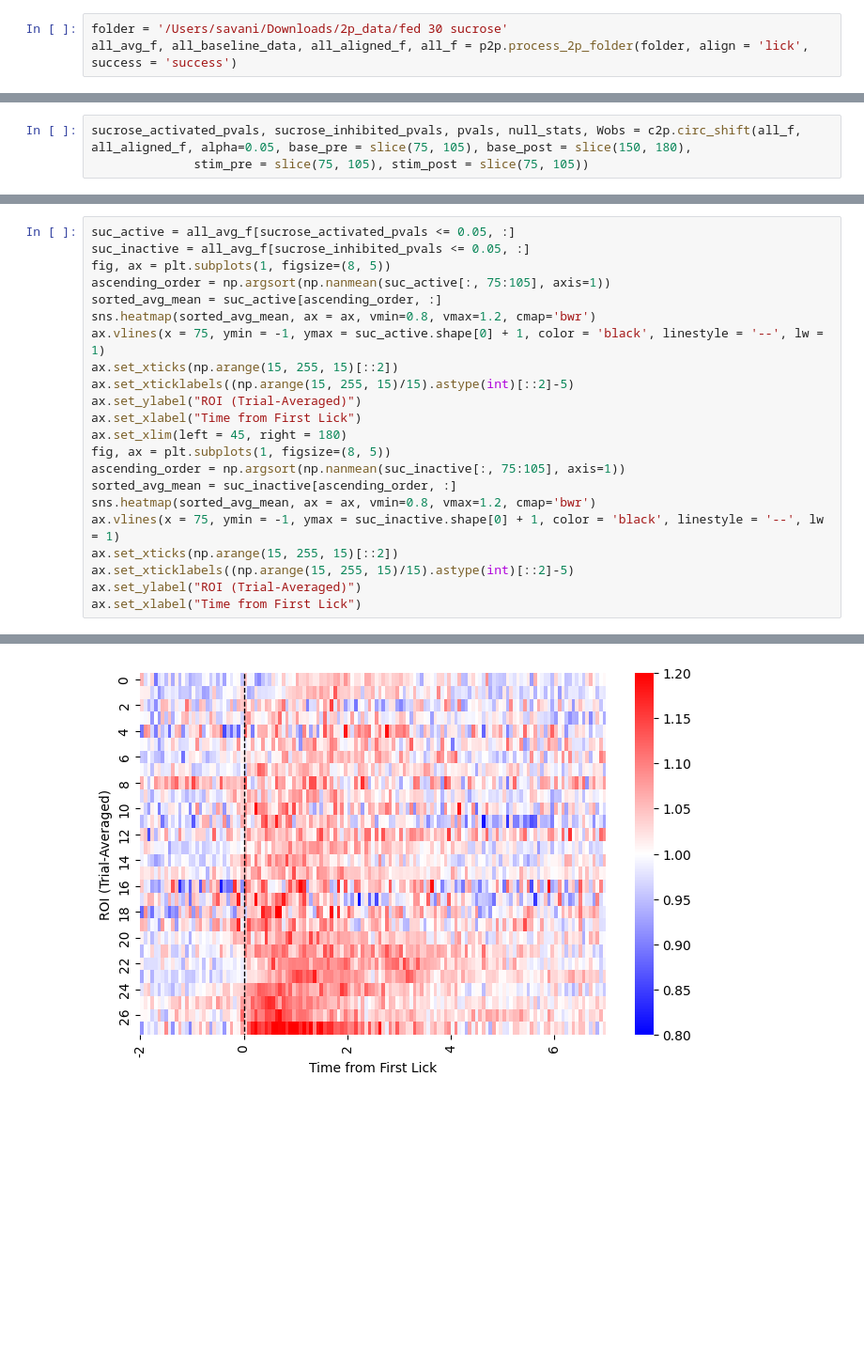
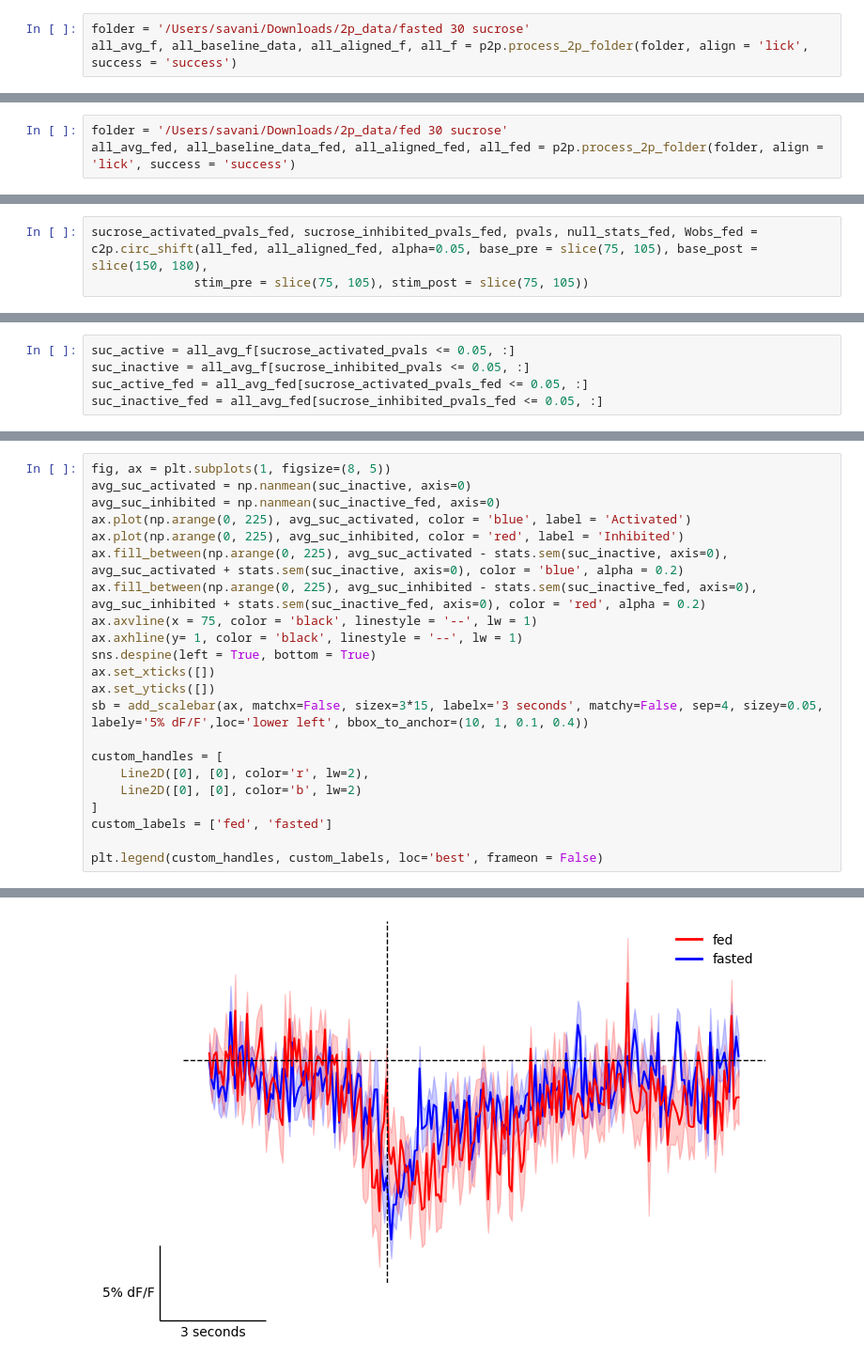
Before and after one commit to RohanSavani/PVN_GLP1R_2P, a Jupyter notebook: src/notebooks/untrackedstate.ipynb, the cells around one changed output, grey strips where cells are left out. Shown: that part at 94% size. Drawn from its saved outputs; the diff is of its cells as text; blank space fills up the shorter version.

```diff
--- a/src/notebooks/untrackedstate.ipynb
+++ b/src/notebooks/untrackedstate.ipynb
@@ -29,7 +33,7 @@ cue_frame = 105
 trials = 30
 cmap= "coolwarm"
 # %%
-folder = '/Users/savani/Downloads/2p_data/fed 30 sucrose'
+folder = '/Users/savani/Downloads/2p_data/fasted 30 sucrose'
 all_avg_f, all_baseline_data, all_aligned_f, all_f = p2p.process_2p_folder(folder, align = 'lick', success = 'success')
 # %%
 fig, ax = plt.subplots(1, figsize=(8, 5))
@@ -47,0 +71,3 @@ ax.set_xlim(left = 45, right = 180)
+# %%
+folder = '/Users/savani/Downloads/2p_data/fed 30 sucrose'
+all_avg_fed, all_baseline_data_fed, all_aligned_fed, all_fed = p2p.process_2p_folder(folder, align = 'lick', success = 'success')
@@ -63,4 +113,4 @@ Number of inhibited ROIs: 8
 # %%
-sucrose_activated_pvals, sucrose_inhibited_pvals, pvals, null_stats, Wobs = c2p.circ_shift(all_f, all_aligned_f, alpha=0.05, base_pre = slice(75, 105), base_post = slice(150, 180),
+sucrose_activated_pvals_fed, sucrose_inhibited_pvals_fed, pvals, null_stats_fed, Wobs_fed = c2p.circ_shift(all_fed, all_aligned_fed, alpha=0.05, base_pre = slice(75, 105), base_post = slice(150, 180),
               stim_pre = slice(75, 105), stim_post = slice(75, 105))
 # %% [output]
@@ -74 +122,6 @@ Number of inhibited ROIs: 0
+# %%
+suc_active = all_avg_f[sucrose_activated_pvals <= 0.05, :]
+suc_inactive = all_avg_f[sucrose_inhibited_pvals <= 0.05, :]
+suc_active_fed = all_avg_fed[sucrose_activated_pvals_fed <= 0.05, :]
+suc_inactive_fed = all_avg_fed[sucrose_inhibited_pvals_fed <= 0.05, :]
 # %%
@@ -116,23 +200,23 @@ sb = add_scalebar(ax, matchx=False, sizex=3*15, labelx='3 seconds', matchy=False
 # %%
-suc_active = all_avg_f[sucrose_activated_pvals <= 0.05, :]
-suc_inactive = all_avg_f[sucrose_inhibited_pvals <= 0.05, :]
 fig, ax = plt.subplots(1, figsize=(8, 5))
-ascending_order = np.argsort(np.nanmean(suc_active[:, 75:105], axis=1))
-sorted_avg_mean = suc_active[ascending_order, :]
-sns.heatmap(sorted_avg_mean, ax = ax, vmin=0.8, vmax=1.2, cmap='bwr')
-ax.vlines(x = 75, ymin = -1, ymax = suc_active.shape[0] + 1, color = 'black', linestyle = '--', lw = 1)
-ax.set_xticks(np.arange(15, 255, 15)[::2])
-ax.set_xticklabels((np.arange(15, 255, 15)/15).astype(int)[::2]-5)
-ax.set_ylabel("ROI (Trial-Averaged)")
-ax.set_xlabel("Time from First Lick")
-ax.set_xlim(left = 45, right = 180)
-fig, ax = plt.subplots(1, figsize=(8, 5))
-ascending_order = np.argsort(np.nanmean(suc_inactive[:, 75:105], axis=1))
-sorted_avg_mean = suc_inactive[ascending_order, :]
-sns.heatmap(sorted_avg_mean, ax = ax, vmin=0.8, vmax=1.2, cmap='bwr')
-ax.vlines(x = 75, ymin = -1, ymax = suc_inactive.shape[0] + 1, color = 'black', linestyle = '--', lw = 1)
-ax.set_xticks(np.arange(15, 255, 15)[::2])
-ax.set_xticklabels((np.arange(15, 255, 15)/15).astype(int)[::2]-5)
-ax.set_ylabel("ROI (Trial-Averaged)")
-ax.set_xlabel("Time from First Lick")
+avg_suc_activated = np.nanmean(suc_inactive, axis=0)
+avg_suc_inhibited = np.nanmean(suc_inactive_fed, axis=0)
+ax.plot(np.arange(0, 225), avg_suc_activated, color = 'blue', label = 'Activated')
+ax.plot(np.arange(0, 225), avg_suc_inhibited, color = 'red', label = 'Inhibited')
+ax.fill_between(np.arange(0, 225), avg_suc_activated - stats.sem(suc_inactive, axis=0), avg_suc_activated + stats.sem(suc_inactive, axis=0), color = 'blue', alpha = 0.2)
+ax.fill_between(np.arange(0, 225), avg_suc_inhibited - stats.sem(suc_inactive_fed, axis=0), avg_suc_inhibited + stats.sem(suc_inactive_fed, axis=0), color = 'red', alpha = 0.2)
+ax.axvline(x = 75, color = 'black', linestyle = '--', lw = 1)
+ax.axhline(y= 1, color = 'black', linestyle = '--', lw = 1)
+sns.despine(left = True, bottom = True)
+ax.set_xticks([])
+ax.set_yticks([])
+sb = add_scalebar(ax, matchx=False, sizex=3*15, labelx='3 seconds', matchy=False, sep=4, sizey=0.05, labely='5% dF/F',loc='lower left', bbox_to_anchor=(10, 1, 0.1, 0.4))
+
+custom_handles = [
+    Line2D([0], [0], color='r', lw=2),
+    Line2D([0], [0], color='b', lw=2)
+]
+custom_labels = ['fed', 'fasted']
+
+plt.legend(custom_handles, custom_labels, loc='best', frameon = False)
 # %% [output]
@@ -140 +224 @@ Text(0.5, 25.722222222222214, 'Time from First Lick')
-[figure, old version]
+[figure, new version]
```
Also changed, not shown: parts of 12 cells of this notebook, 10 other files.
